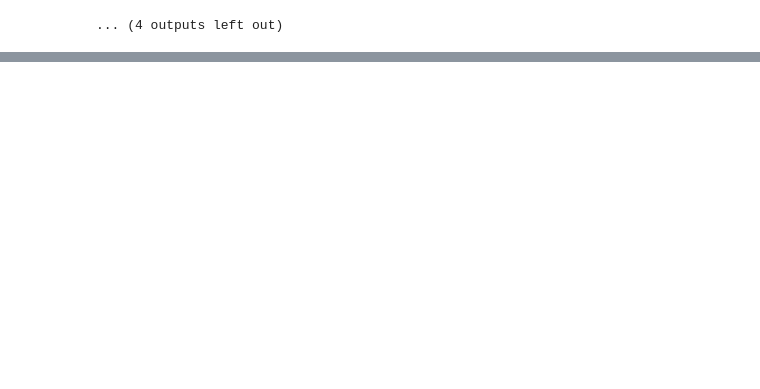
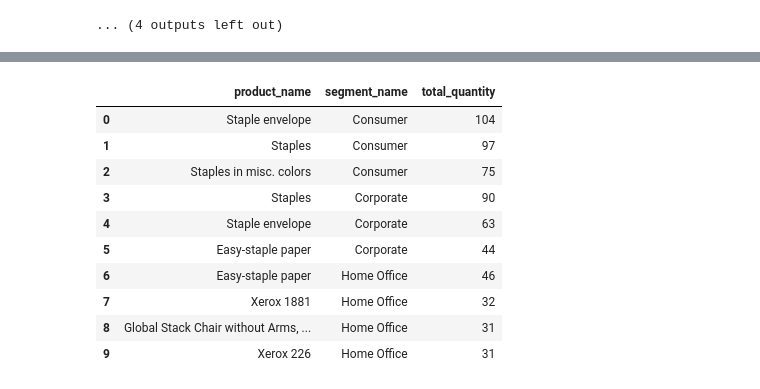
Before and after one commit to rakeshtparayil/super_store_ecommerce, a Jupyter notebook: superstore.ipynb, the cells around one changed output, grey strips where cells are left out. Drawn from its saved outputs; the diff is of its cells as text; code cells hidden in the pictures; blank space fills up the shorter version.

Commit message:
query completed

```diff
--- a/superstore.ipynb
+++ b/superstore.ipynb
@@ -1513,0 +1706,36 @@ PRODUCTS (first 3 rows):
+# %%
+# What are the 3 best-seller products in each product segment? (Quantity-wise)
+query8 = """
+WITH ranked_products AS (
+    SELECT p.product_name,
+           s.segment_name,
+           SUM(od.quantity) as total_quantity,
+           RANK() OVER(PARTITION BY s.segment_name ORDER BY SUM(od.quantity) DESC) as quantity_rank
+    FROM order_details od
+    JOIN orders o ON od.order_id = o.order_id
+    JOIN customers cu ON o.customer_id = cu.customer_id
+    JOIN segments s ON cu.segment_id = s.segment_id
+    JOIN products p ON od.product_id = p.product_id
+    JOIN categories c ON p.category_id = c.category_id
+    JOIN subcategories sc ON p.subcategory_id = sc.subcategory_id
+    GROUP BY p.product_name, s.segment_name
+)
+SELECT product_name, segment_name, total_quantity
+FROM ranked_products
+WHERE quantity_rank <= 3
+ORDER BY segment_name, quantity_rank
+"""
+top_segment_products_quantity = pd.read_sql(query8, engine)
+top_segment_products_quantity
+# %% [output]
+|  | product_name | segment_name | total_quantity |
+| 0 | Staple envelope | Consumer | 104 |
+| 1 | Staples | Consumer | 97 |
+| 2 | Staples in misc. colors | Consumer | 75 |
+| 3 | Staples | Corporate | 90 |
+| 4 | Staple envelope | Corporate | 63 |
+| 5 | Easy-staple paper | Corporate | 44 |
+| 6 | Easy-staple paper | Home Office | 46 |
+| 7 | Xerox 1881 | Home Office | 32 |
+| 8 | Global Stack Chair without Arms, ... | Home Office | 31 |
+| 9 | Xerox 226 | Home Office | 31 |
```
Also changed, not shown: parts of 11 cells of this notebook, 4 other files.
